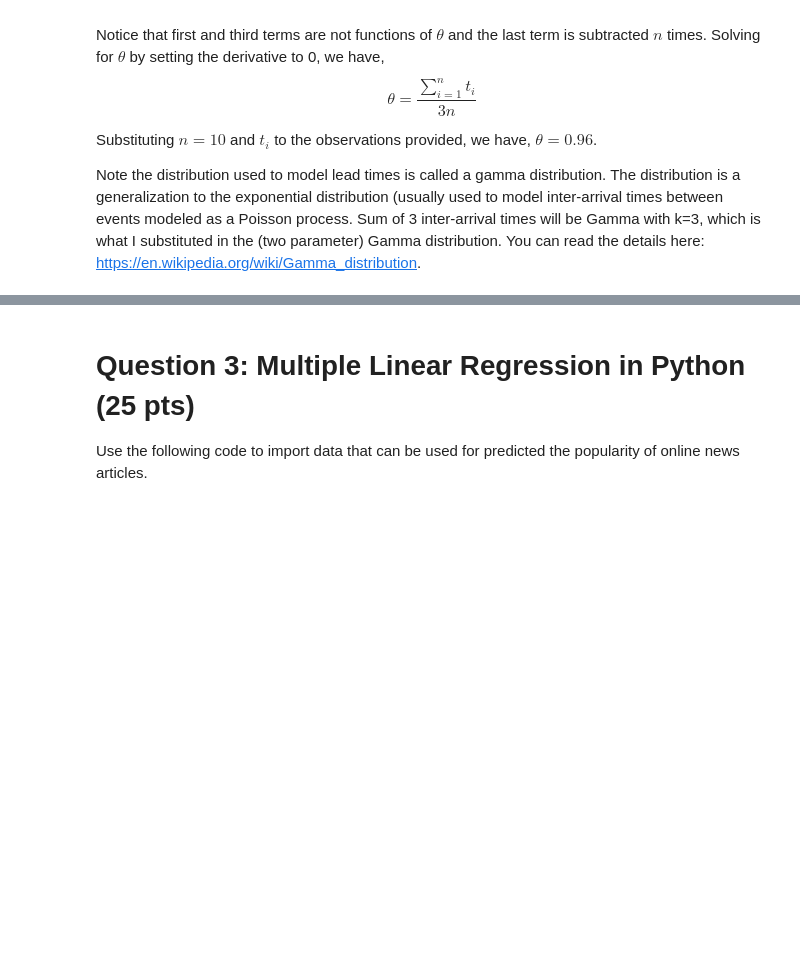
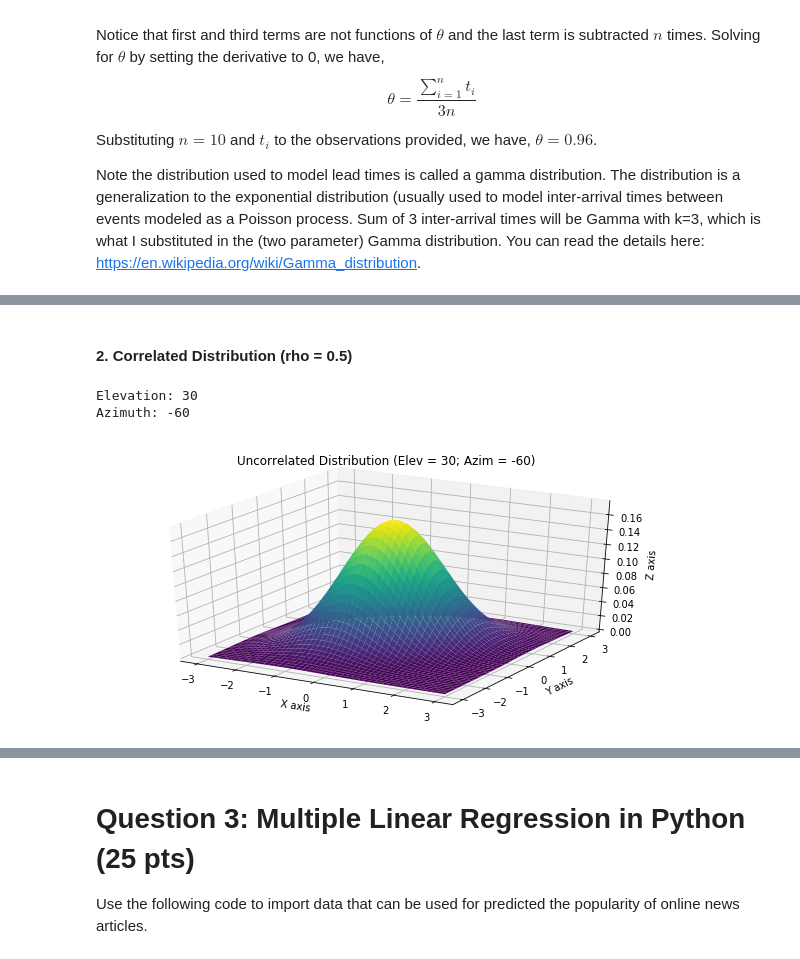
Before and after one commit to jsigee87/data_science_principles, a Jupyter notebook: hw1/HW1.ipynb, the cells around one changed output, grey strips where cells are left out. Cells and saved outputs as stored; diff of their text form; code cells hidden in the pictures; blank space fills up the shorter version.

```diff
--- a/hw1/HW1.ipynb
+++ b/hw1/HW1.ipynb
@@ -57,0 +143,18 @@ Note the distribution used to model lead times is called a gamma distribution. T
+# %% [markdown]
+#### 2. Correlated Distribution (rho = 0.5)
+# %%
+fig = plt.figure(figsize=(10,5))
+ax = fig.gca(projection='3d')
+ax.plot_surface(X, Y, mn_2.pdf(pos),cmap='viridis',linewidth=0)
+ax.set_xlabel('X axis')
+ax.set_ylabel('Y axis')
+ax.set_zlabel('Z axis')
+print("Elevation: " + str(ax.elev))
+print("Azimuth: " + str(ax.azim))
+ax.auto_scale_xyz([-3, 3], [-3, 3], [0, 0.175])
+plt.title("Uncorrelated Distribution (Elev = 30; Azim = -60)")
+plt.show()
+# %% [output]
+Elevation: 30
+Azimuth: -60
+[figure, added]
```
Also changed, not shown: parts of 49 cells of this notebook.
